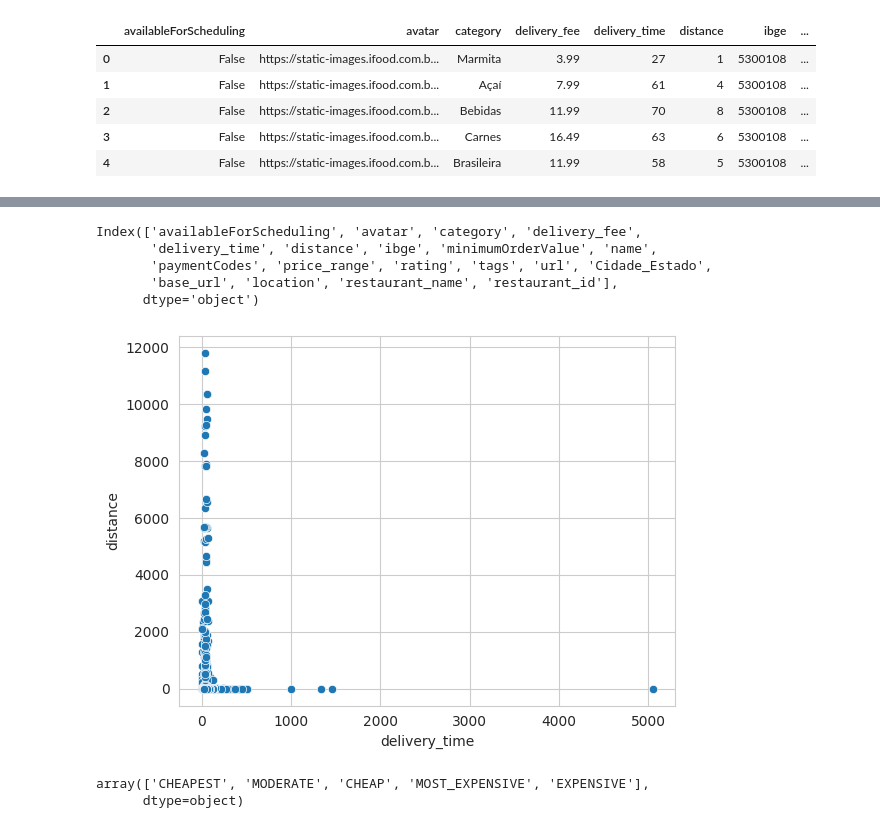
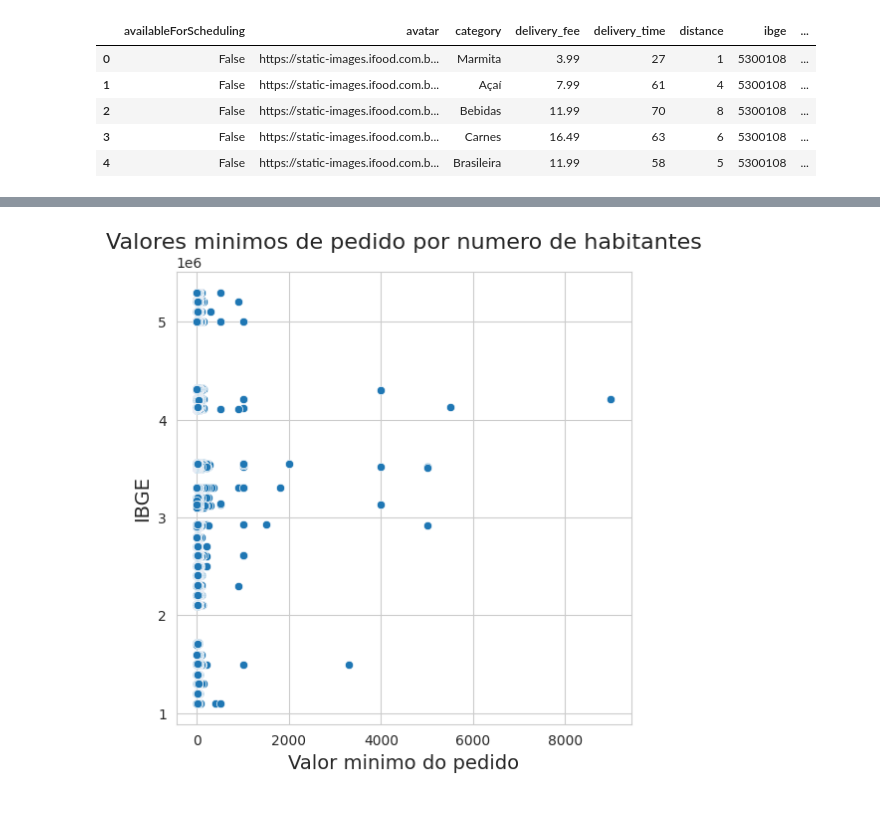
Before and after one commit to RochaSWallace/restaurantes_ifood_2021, a Jupyter notebook: projeto_final_modulo_4.ipynb, the cells around one changed output, grey strips where cells are left out. Saved outputs shown, nothing was run; the diff lists cells and outputs as text; code cells hidden in the pictures.

```diff
--- a/projeto_final_modulo_4.ipynb
+++ b/projeto_final_modulo_4.ipynb
@@ -225,3 +211,0 @@ with sns.axes_style("whitegrid"):
-# %%
-with sns.axes_style("whitegrid"):
-    grafico = sns.boxplot(x=df["minimumOrderValue"])
@@ -240,20 +212,9 @@ with sns.axes_style("whitegrid"):
-# %%
-df.columns
-# %% [output]
-Index(['availableForScheduling', 'avatar', 'category', 'delivery_fee',
-       'delivery_time', 'distance', 'ibge', 'minimumOrderValue', 'name',
-       'paymentCodes', 'price_range', 'rating', 'tags', 'url', 'Cidade_Estado',
-       'base_url', 'location', 'restaurant_name', 'restaurant_id'],
-      dtype='object')
-# %%
-with sns.axes_style("whitegrid"):
-    grafico = sns.scatterplot(data=df, x="delivery_time", y="distance")
-# %% [output]
-[figure, removed]
-# %%
-df = df.loc[df["minimumOrderValue"] < 10000]
-# %%
-df["price_range"].unique()
-# %% [output]
-array(['CHEAPEST', 'MODERATE', 'CHEAP', 'MOST_EXPENSIVE', 'EXPENSIVE'],
-      dtype=object)
+# %%
+with sns.axes_style("whitegrid"):
+    grafico = sns.scatterplot(data=df, x="minimumOrderValue", y="ibge")
+    grafico.set_title('Valores minimos de pedido por numero de habitantes', fontsize=16)
+    grafico.set_xlabel('Valor minimo do pedido', fontsize=14)
+    grafico.set_ylabel('IBGE', fontsize=14)
+    grafico.figure.set_size_inches(w=15/2.54, h=15/2.54);
+# %% [output]
+[figure, added]
```
Also changed, not shown: parts of 16 cells of this notebook.
